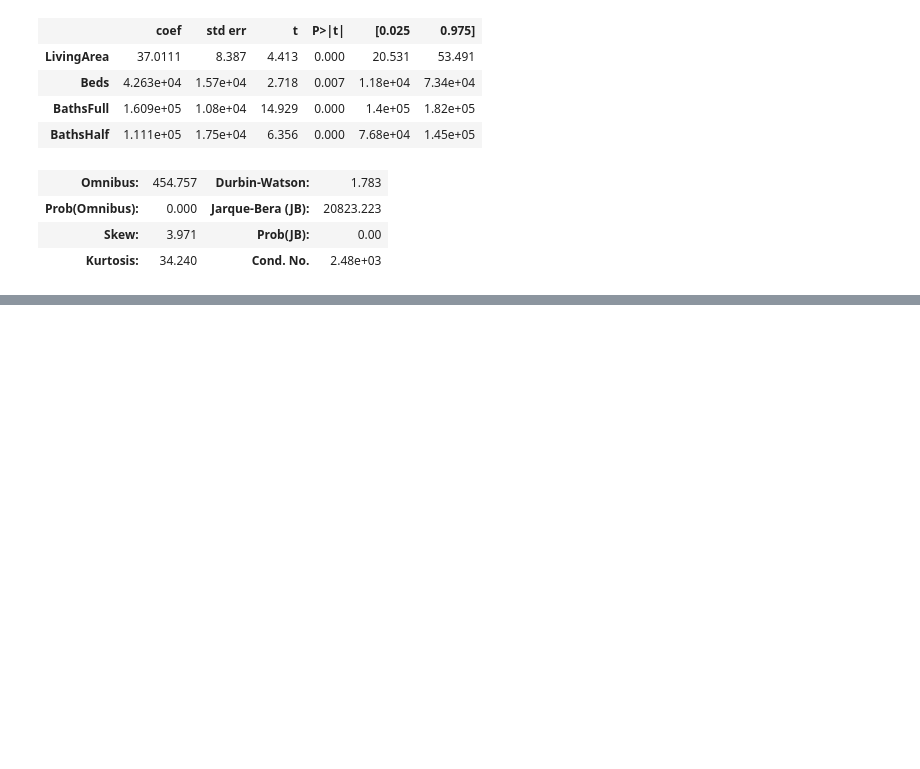
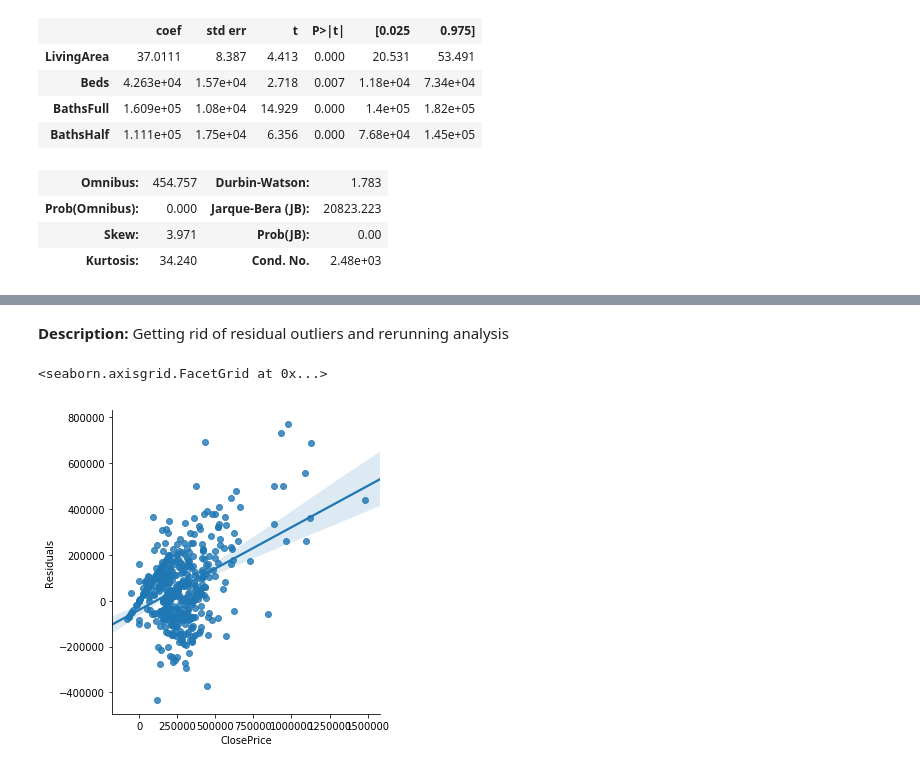
Before and after one commit to kpyale/PricePoint, a Jupyter notebook: PricePoint_Demo.ipynb, the cells around one changed output, grey strips where cells are left out. Cells and saved outputs as stored; diff of their text form; code cells hidden in the pictures; blank space fills up the shorter version.

```diff
--- a/PricePoint_Demo.ipynb
+++ b/PricePoint_Demo.ipynb
@@ -210,0 +208,2 @@ OLS Regression Results
+# %%
+df = df.loc[df['Residuals'] < 750000]
@@ -210,0 +232,19 @@ OLS Regression Results
+# %% [markdown]
+**Description:** Getting rid of residual outliers and rerunning analysis
+# %%
+X = df[['LivingArea', 'Beds', 'BathsFull', 'BathsHalf']]
+y = df['ClosePrice']
+# %%
+model = sm.OLS(y,X).fit()
+
+y_pred = model.predict(X)
+# %%
+df['y_pred'] = y_pred
+df['Residuals'] = df['ClosePrice'] - df['y_pred']
+# %%
+%matplotlib inline
+
+sns.lmplot(x='ClosePrice', y='Residuals', data=df)
+# %% [output]
+<seaborn.axisgrid.FacetGrid at 0x...>
+[figure, added]
```
Also changed, not shown: parts of 15 cells of this notebook.
